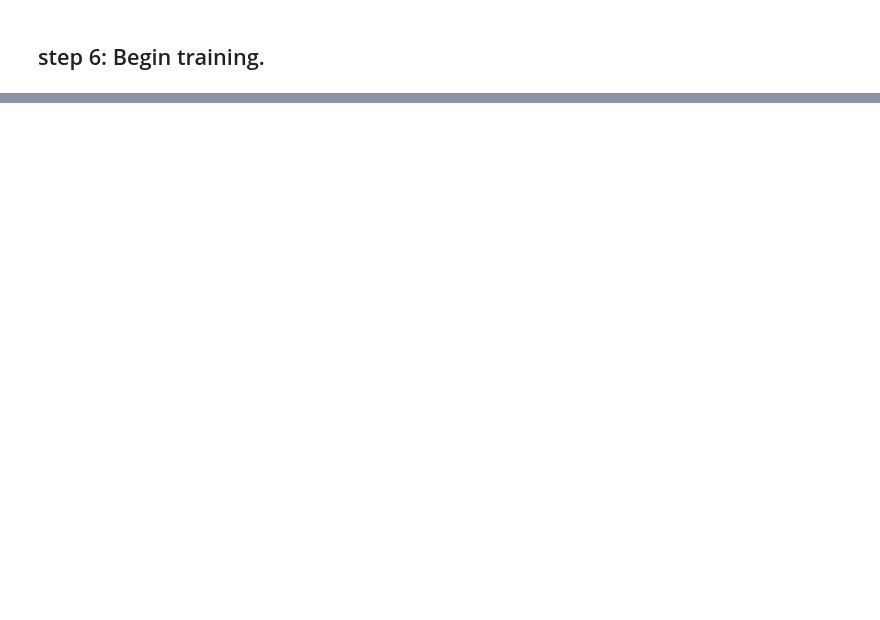
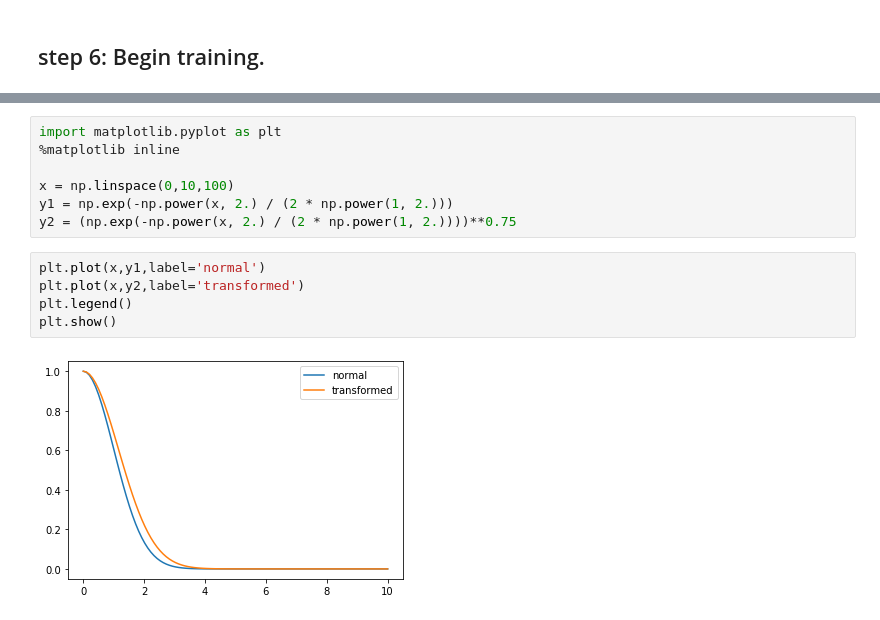
Before and after one commit to xiangshiyin/nlp_study, a Jupyter notebook: notebook/word2vec_practice_tf.ipynb, the cells around one changed output, grey strips where cells are left out. Saved outputs shown, nothing was run; the diff lists cells and outputs as text; blank space fills up the shorter version.

```diff
--- a/notebook/word2vec_practice_tf.ipynb
+++ b/notebook/word2vec_practice_tf.ipynb
@@ -499,0 +499,14 @@ Nearest to he: shermer, dvd, pcp, ebbets, crows, serpent, tuskegee, carolyn,
+# %%
+import matplotlib.pyplot as plt
+%matplotlib inline
+
+x = np.linspace(0,10,100)
+y1 = np.exp(-np.power(x, 2.) / (2 * np.power(1, 2.)))
+y2 = (np.exp(-np.power(x, 2.) / (2 * np.power(1, 2.))))**0.75
+# %%
+plt.plot(x,y1,label='normal')
+plt.plot(x,y2,label='transformed')
+plt.legend()
+plt.show()
+# %% [output]
+[figure, added]
```
Also changed, not shown: parts of 5 cells of this notebook, 8 other files.
